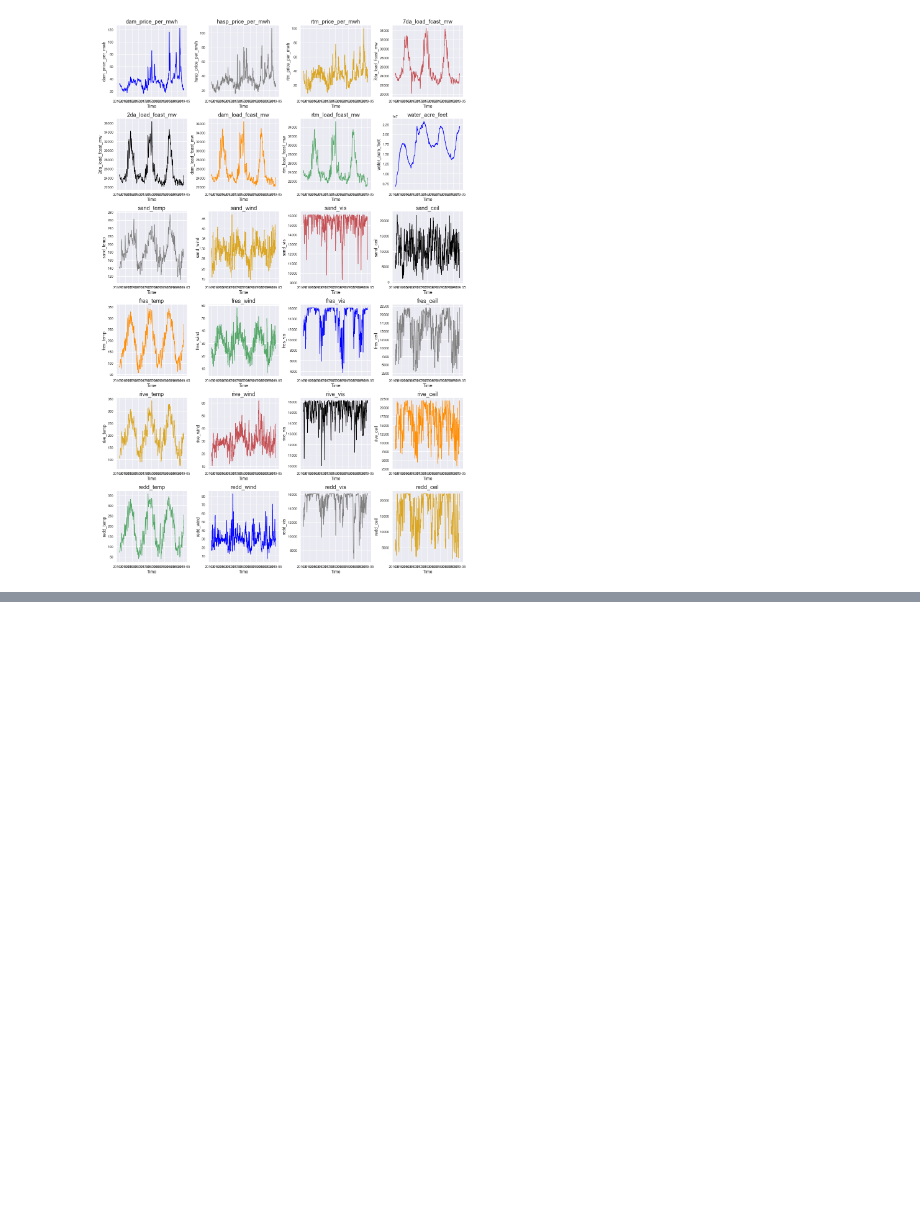
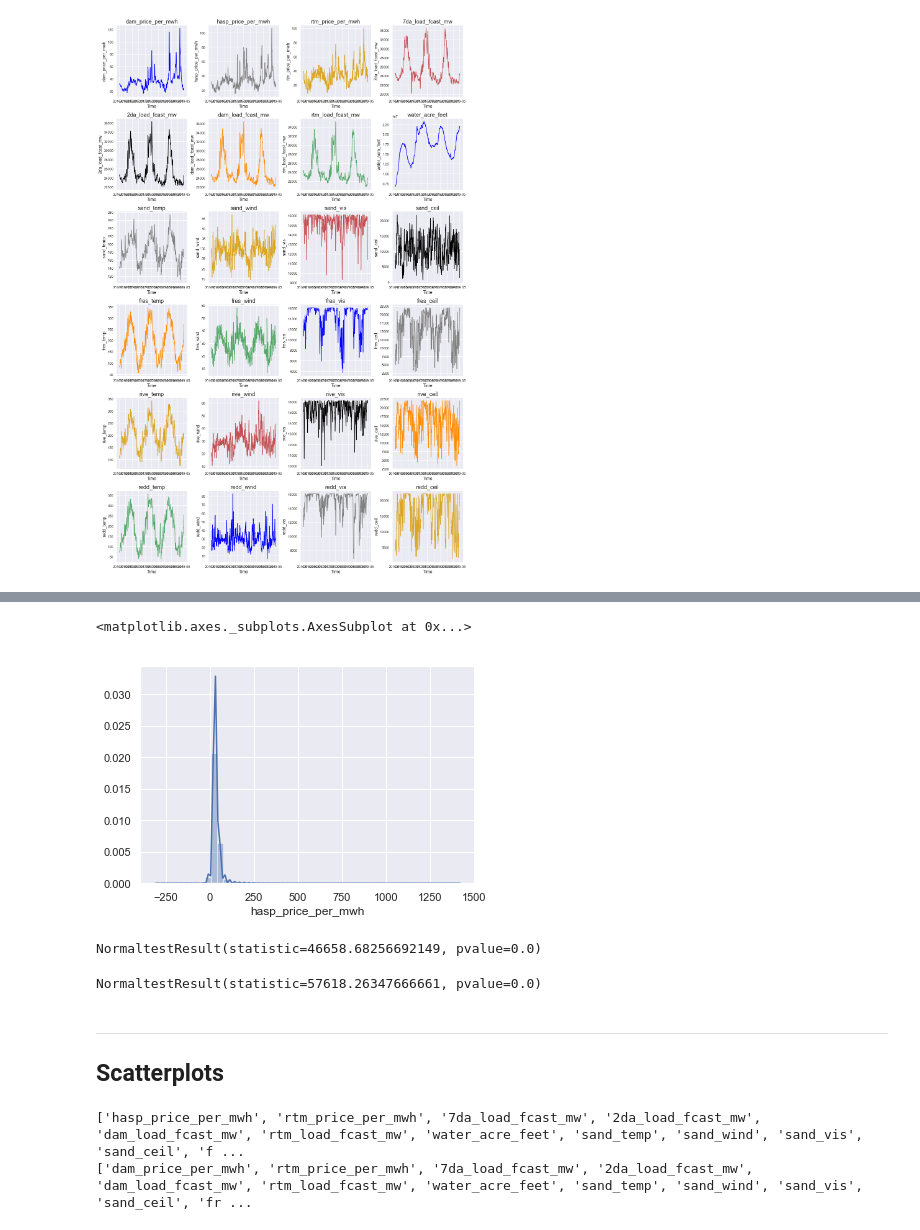
Before and after one commit to manukalia/CA_Electricty_Price_Prediction_Neural_Net, a Jupyter notebook: code/5. EDA and Inspection.ipynb, the cells around one changed output, grey strips where cells are left out. Saved outputs shown, nothing was run; the diff lists cells and outputs as text; code cells hidden in the pictures; blank space fills up the shorter version.

```diff
--- a/code/5. EDA and Inspection.ipynb
+++ b/code/5. EDA and Inspection.ipynb
@@ -233,0 +257,26 @@ df.describe().T
+# %%
+sns.distplot(df.hasp_price_per_mwh)
+# %% [output]
+<matplotlib.axes._subplots.AxesSubplot at 0x...>
+[figure, added]
+# %%
+normaltest(df.dam_price_per_mwh)
+# %% [output]
+NormaltestResult(statistic=46658.68256692149, pvalue=0.0)
+# %%
+normaltest(df.hasp_price_per_mwh)
+# %% [output]
+NormaltestResult(statistic=57618.26347666661, pvalue=0.0)
+# %% [markdown]
+---
+
+## Scatterplots
+# %%
+dam_features  = [col for col in df.columns if col != 'dam_price_per_mwh']
+hasp_features = [col for col in df.columns if col != 'hasp_price_per_mwh']
+
+print(dam_features)
+print(hasp_features)
+# %% [output]
+['hasp_price_per_mwh', 'rtm_price_per_mwh', '7da_load_fcast_mw', '2da_load_fcast_mw', 'dam_load_fcast_mw', 'rtm_load_fcast_mw', 'water_acre_feet', 'sand_temp', 'sand_wind', 'sand_vis', 'sand_ceil', 'f ...
+['dam_price_per_mwh', 'rtm_price_per_mwh', '7da_load_fcast_mw', '2da_load_fcast_mw', 'dam_load_fcast_mw', 'rtm_load_fcast_mw', 'water_acre_feet', 'sand_temp', 'sand_wind', 'sand_vis', 'sand_ceil', 'fr ...
```
Also changed, not shown: parts of 8 cells of this notebook, 7 other files.
